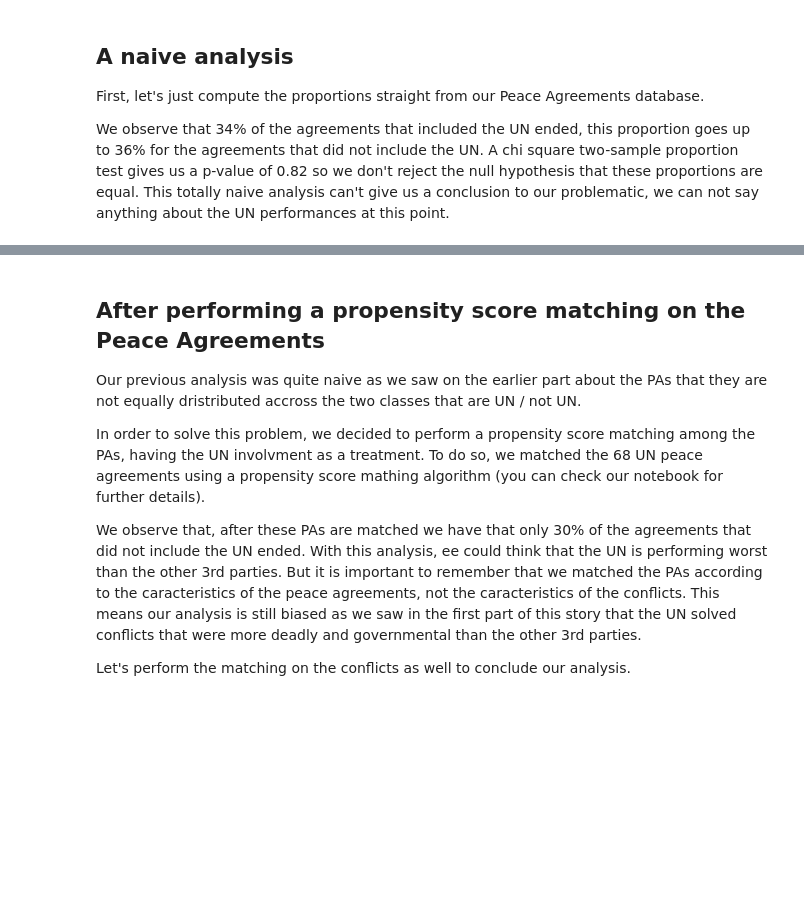
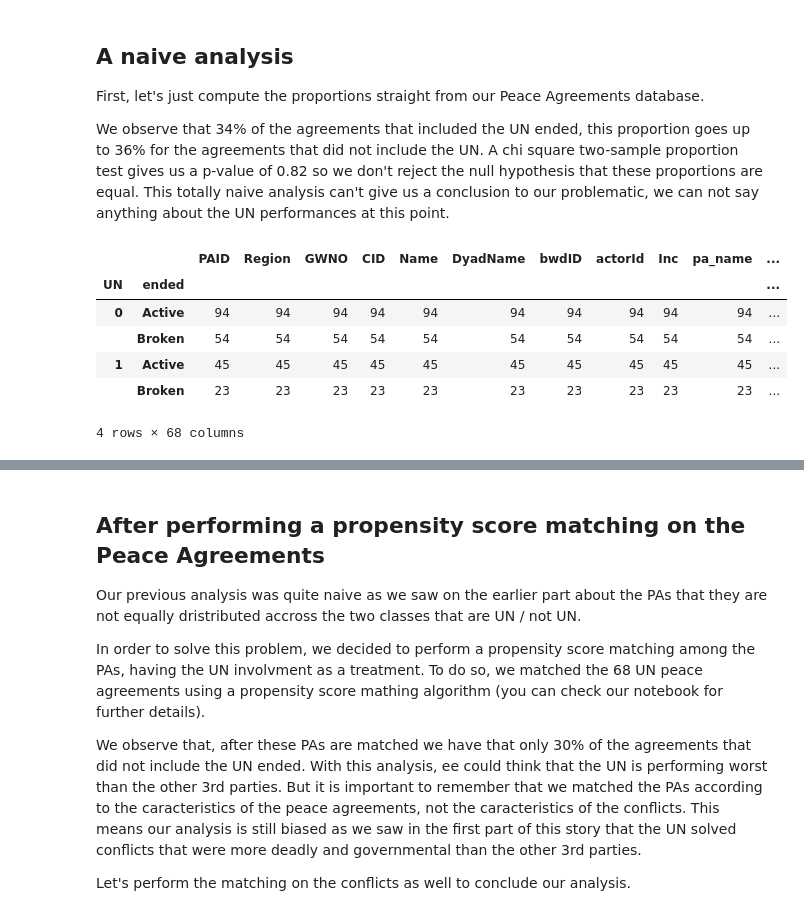
Before and after one commit to rbsteinm/AppliedDataAnalysis, a Jupyter notebook: project/notebook for story.ipynb, the cells around one changed output, grey strips where cells are left out. Drawn from its saved outputs; the diff is of its cells as text; code cells hidden in the pictures; blank space fills up the shorter version.

```diff
--- a/project/notebook for story.ipynb
+++ b/project/notebook for story.ipynb
@@ -442,27 +500,38 @@ We observe that 34% of the agreements that included the UN ended, this proportio
 # %%
 pa = pd.read_excel('data/ucdp-peace-agreements.xls')
 searchfor = ['UN', 'United Nations' , 'united nations' , 'ONU']
 pa_UN = pa[pa['pa_3rd'].astype(str).str.contains('|'.join(searchfor))]
 inter = list(set(pa_UN.PAID).intersection(pa.PAID))
 pa["UN"] = [1 if ele in inter else 0 for ele in pa.PAID]
 pa[pa['UN'] == 1]
 
 reader = csv.reader(open('data/translate_conf.csv', 'r'))
 
 #Create a dictionnary that will have {New ID : Old ID} so we can make the link
 d = {}
 for row in reader:
     k, v = row
     d[v] = k
 
 #pa.CID = pa.CID.astype(dtype=str).replace(to_replace=d )
 pa.CID = pa.CID.astype(str)
 #print(type(pa.CID))
 pa.CID = pa.CID.apply(lambda x: d[x])
 pa.CID = pa.CID.astype(dtype = int)
 
+endeddic = {0: 'Active' , 1: 'Broken'}
+pa.ended.replace(endeddic , inplace= True)
+
 
 pa.groupby(['UN' , 'ended']).count()
+# %% [output]
+|  |  | PAID | Region | GWNO | CID | Name | DyadName | bwdID | actorId | Inc | pa_name | ... |
+| UN | ended |  |  |  |  |  |  |  |  |  |  | ... |
+| 0 | Active | 94 | 94 | 94 | 94 | 94 | 94 | 94 | 94 | 94 | 94 | ... |
+|  | Broken | 54 | 54 | 54 | 54 | 54 | 54 | 54 | 54 | 54 | 54 | ... |
+| 1 | Active | 45 | 45 | 45 | 45 | 45 | 45 | 45 | 45 | 45 | 45 | ... |
+|  | Broken | 23 | 23 | 23 | 23 | 23 | 23 | 23 | 23 | 23 | 23 | ... |
+4 rows × 68 columns
 # %%
 from scipy import stats
 matrix = np.array([[94,45], [54, 23]])
```
Also changed, not shown: parts of 24 cells of this notebook, 5 other files.
